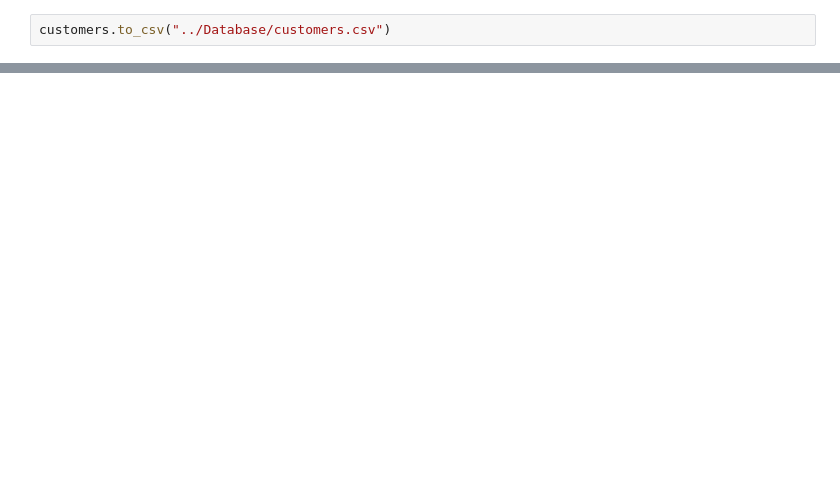
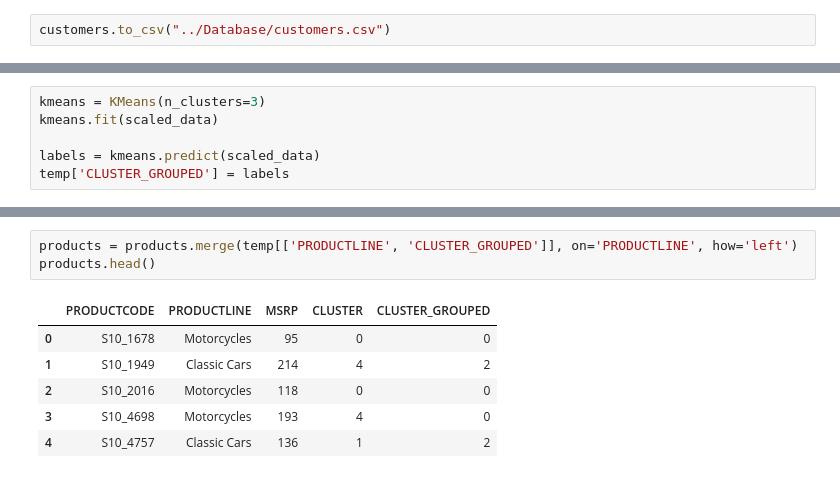
Before and after one commit to AshNumpy/Sales-End-to-End-ML-Project, a Jupyter notebook: Machine-Learning/feature-extraction.ipynb, the cells around one changed output, grey strips where cells are left out. Cells and saved outputs as stored; diff of their text form; blank space fills up the shorter version.

```diff
--- a/Machine-Learning/feature-extraction.ipynb
+++ b/Machine-Learning/feature-extraction.ipynb
@@ -222,0 +307,6 @@ customers.to_csv("../Database/customers.csv")
+# %%
+kmeans = KMeans(n_clusters=3)
+kmeans.fit(scaled_data)
+
+labels = kmeans.predict(scaled_data)
+temp['CLUSTER_GROUPED'] = labels
@@ -222,0 +322,10 @@ customers.to_csv("../Database/customers.csv")
+# %%
+products = products.merge(temp[['PRODUCTLINE', 'CLUSTER_GROUPED']], on='PRODUCTLINE', how='left')
+products.head()
+# %% [output]
+|  | PRODUCTCODE | PRODUCTLINE | MSRP | CLUSTER | CLUSTER_GROUPED |
+| 0 | S10_1678 | Motorcycles | 95 | 0 | 0 |
+| 1 | S10_1949 | Classic Cars | 214 | 4 | 2 |
+| 2 | S10_2016 | Motorcycles | 118 | 0 | 0 |
+| 3 | S10_4698 | Motorcycles | 193 | 4 | 0 |
+| 4 | S10_4757 | Classic Cars | 136 | 1 | 2 |
```
Also changed, not shown: parts of 14 cells of this notebook.
